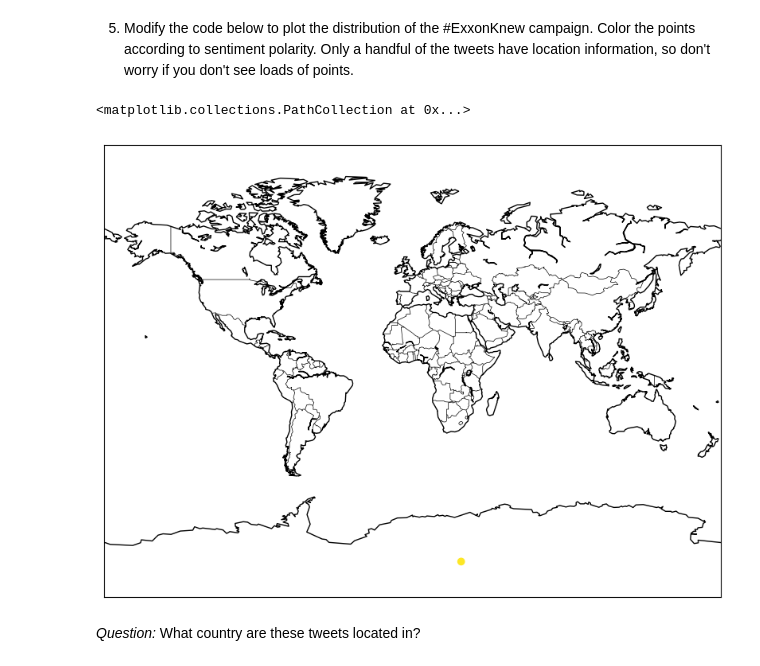
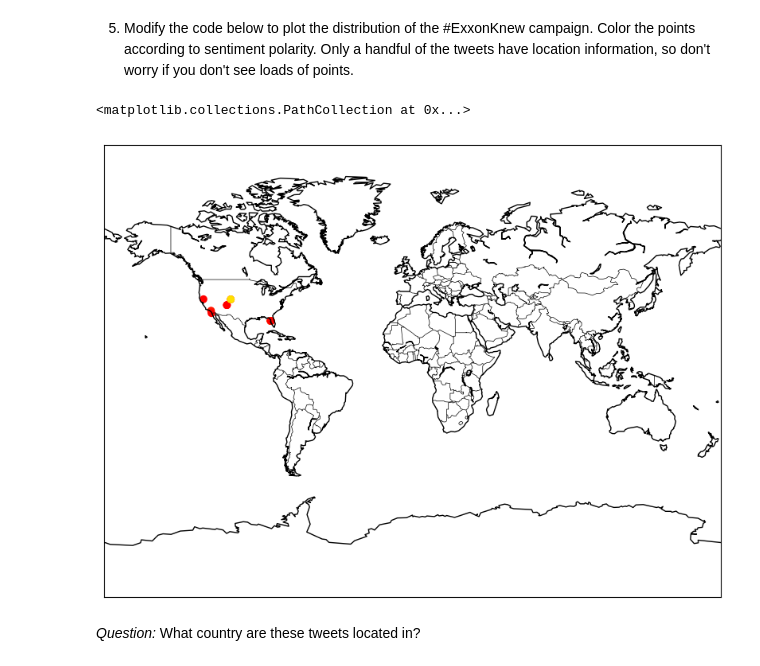
Before and after one commit to uclqede/QM2, a Jupyter notebook: notebooks/W04. Natural Language Processing.ipynb, the cells around one changed output. Saved outputs shown, nothing was run; the diff lists cells and outputs as text; code cells hidden in the pictures.

```diff
--- a/notebooks/W04. Natural Language Processing.ipynb
+++ b/notebooks/W04. Natural Language Processing.ipynb
@@ -633,11 +613,11 @@ In the code cell below:
 # %%
-sample=tweets.head(1000)
-
 sample['polarity']=sample['text'].apply(lambda x: nlp(x)._.blob.polarity)
 print(sample['polarity'])
 
-sample['subjectivity']=sample['text'].apply(lambda x: nlp(x)._.blob.polarity)
+sample['subjectivity']=sample['text'].apply(lambda x: nlp(x)._.blob.subjectivity)
 print(sample['subjectivity'])
+
+sample
 # %% [output]
 A value is trying to be set on a copy of a slice from a DataFrame.
 Try using .loc[row_indexer,col_indexer] = value instead
@@ -694,22 +690,26 @@ filtered_sample
+# %%
+colors = [[1,'Green'],[0.75,'Yellow'],[0.5,'Orange'],[0.25,'Red']]
+
+colors= pd.DataFrame(colors, columns=['color', 'polarity'])
+
+sentiment_colors=matplotlib.colors.LinearSegmentedColormap.from_list(colors['color'],colors['polarity'])
 # %%
-import matplotlib.pyplot as plt
-from mpl_toolkits.basemap import Basemap
-
 
 map = Basemap(projection='mill')
 
 map.drawcountries(color='black')
 map.drawcoastlines(color='black')
 
 map.scatter(
-      x=filtered_sample['longitude'],
-      y=filtered_sample['latitude'],
-      c=filtered_sample['polarity'],
+      sample['latitude'],
+      sample['longitude'],
       latlon=True,
+      c=sample['polarity'],
+      cmap=sentiment_colors,
       vmin=-1,
       vmax=0)
 # %% [output]
 <matplotlib.collections.PathCollection at 0x...>
-[figure, old version]
+[figure, new version]
 # %% [markdown]
 *Question:* What country are these tweets located in?
```
Also changed, not shown: parts of 11 cells of this notebook.
